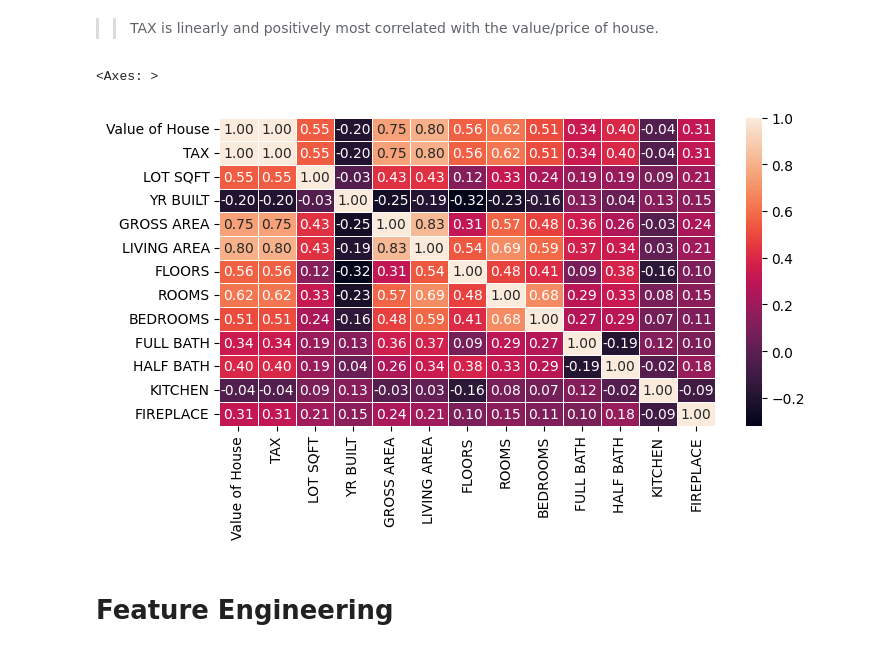
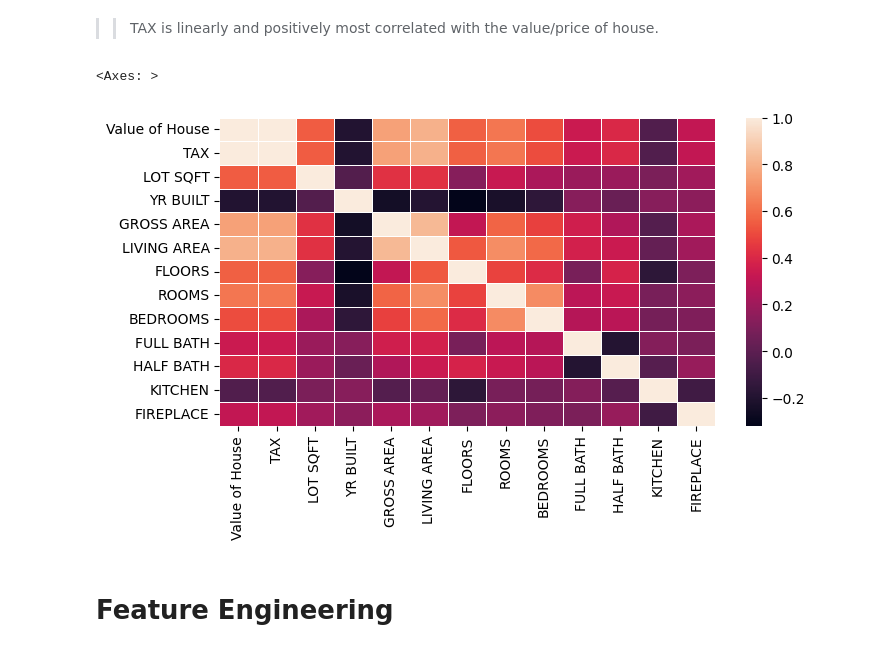
Before and after one commit to ranja-sarkar/GD, a Jupyter notebook: regression.ipynb, the cells around one changed output. Cells and saved outputs as stored; diff of their text form; code cells hidden in the pictures.

```diff
--- a/regression.ipynb
+++ b/regression.ipynb
@@ -166,10 +171,10 @@ sns.heatmap(dff.corr(method = 'pearson'), annot = True, fmt = '.2f', linewidths
 >> TAX is linearly and positively most correlated with the value/price of house.
 # %%
 plt.figure(figsize = (8, 4))
-sns.heatmap(dff.corr(method = 'spearman'), annot = True, fmt = '.2f', linewidths = 0.5) #rank correlation
+sns.heatmap(dff.corr(method = 'spearman'), fmt = '.2f', linewidths = 0.5) #rank correlation
 # %% [output]
 <Axes: >
-[figure, old version]
+[figure, new version]
 # %% [markdown]
 # Feature Engineering
 # %% [markdown]
```
Also changed, not shown: parts of 12 cells of this notebook.
